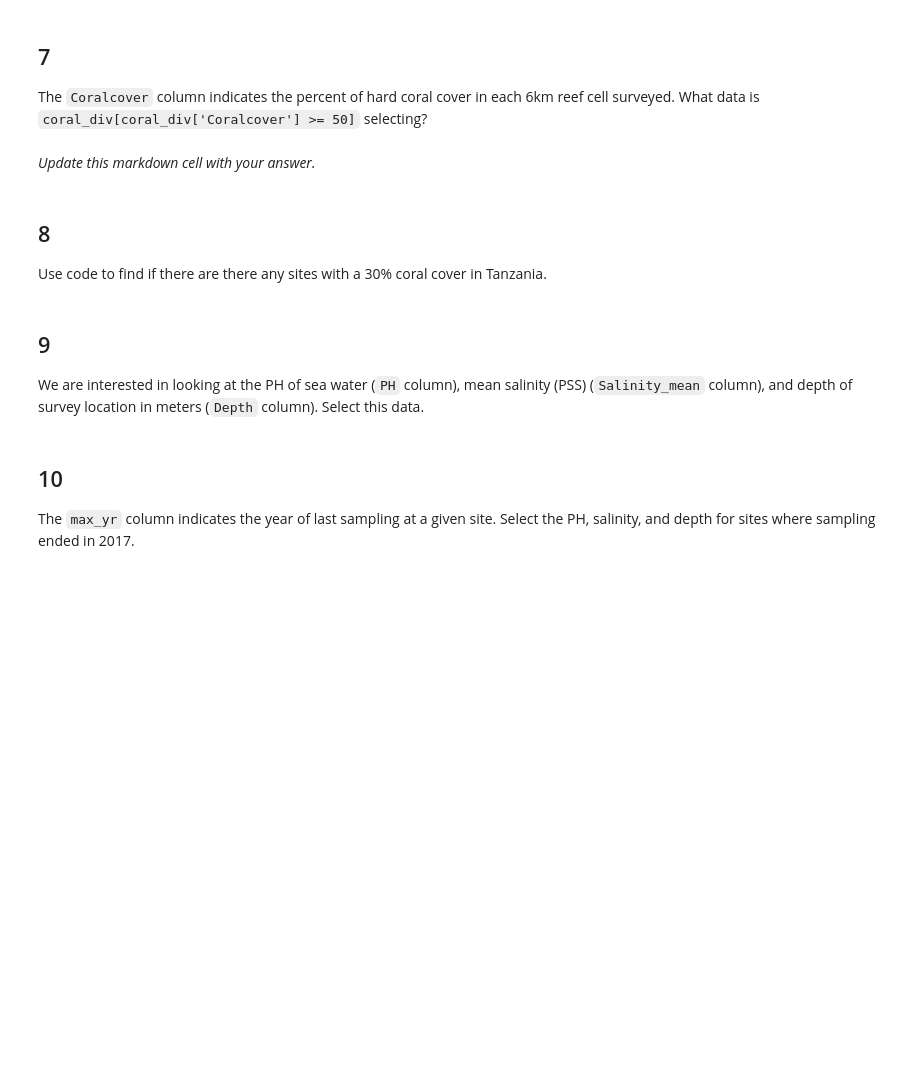
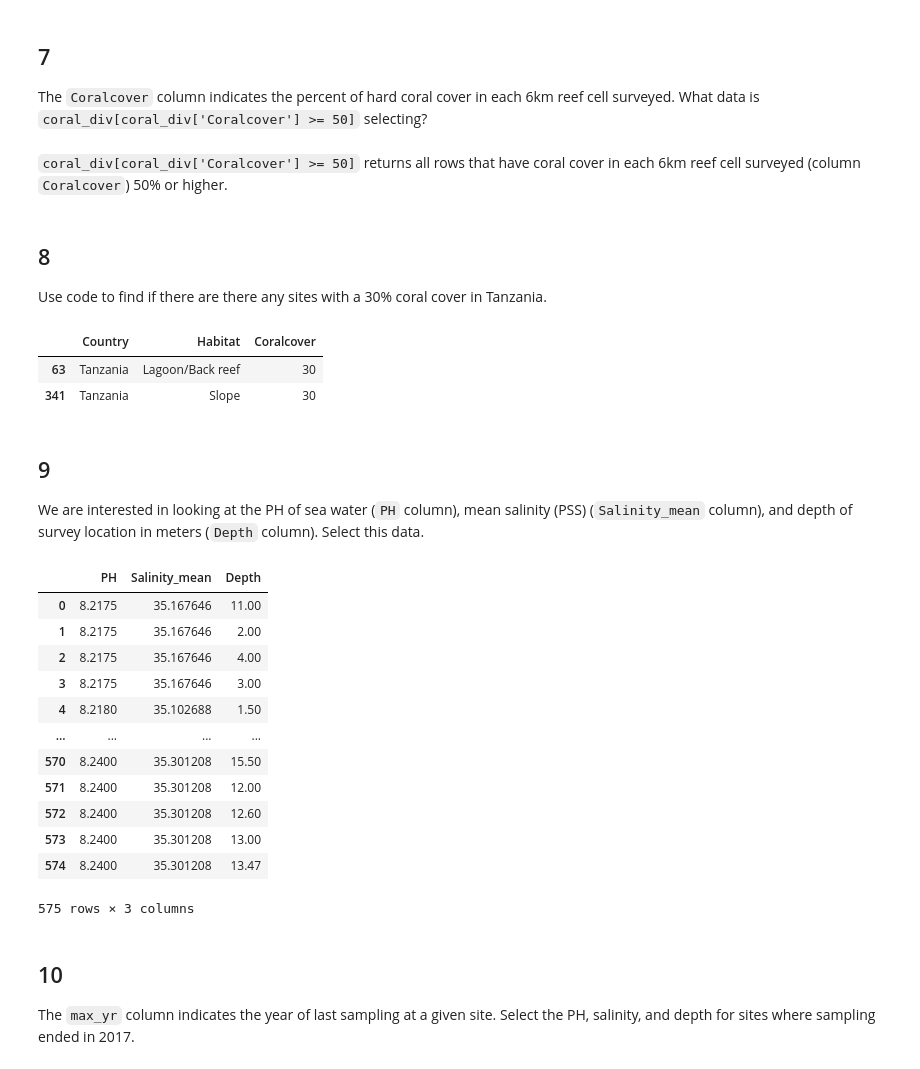
Before and after one commit to oksanaprotsukha/eds220-hwk-1, a Jupyter notebook: hwk1-task3.ipynb, the cells around one changed output. Drawn from its saved outputs; the diff is of its cells as text; code cells hidden in the pictures; blank space fills up the shorter version.

```diff
--- a/hwk1-task3.ipynb
+++ b/hwk1-task3.ipynb
@@ -180,8 +180,8 @@ len(coral_div['Observer'].unique())
 ## 7
 
 The `Coralcover` column indicates the percent of hard coral cover in each 6km reef cell surveyed. What data is `coral_div[coral_div['Coralcover'] >= 50]` selecting?
-# %% [markdown]
-*Update this markdown cell with your answer.*
+# %% [markdown]
+`coral_div[coral_div['Coralcover'] >= 50]` returns all rows that have coral cover in each 6km reef cell surveyed (column `Coralcover`) 50% or higher.
 # %% [markdown]
 ## 8
 
@@ -191,3 +189,14 @@ Use code to find if there are there any sites with a 30% coral cover in Tanzania
+# %%
+# select the sites with a 30% coral cover in Tanzania
+coral_div_tanzania = coral_div[(coral_div['Country'] == 'Tanzania')
+                               & (coral_div.Coralcover == 30)]
+
+# get the list of unique sites in Tanzania that have coral cover 30%
+coral_div_tanzania[['Country', 'Habitat', 'Coralcover']].drop_duplicates()
+# %% [output]
+|  | Country | Habitat | Coralcover |
+| 63 | Tanzania | Lagoon/Back reef | 30 |
+| 341 | Tanzania | Slope | 30 |
 # %% [markdown]
 ## 9
 
@@ -197,3 +204,21 @@ We are interested in looking at the PH of sea water (`PH` column),  mean salinit
+# %%
+# select all values for PH of sea water,
+# mean salinity, and depth of survey location (m)
+coral_div[['PH', 'Salinity_mean', 'Depth']]
+# %% [output]
+|  | PH | Salinity_mean | Depth |
+| 0 | 8.2175 | 35.167646 | 11.00 |
+| 1 | 8.2175 | 35.167646 | 2.00 |
+| 2 | 8.2175 | 35.167646 | 4.00 |
+| 3 | 8.2175 | 35.167646 | 3.00 |
+| 4 | 8.2180 | 35.102688 | 1.50 |
+| ... | ... | ... | ... |
+| 570 | 8.2400 | 35.301208 | 15.50 |
+| 571 | 8.2400 | 35.301208 | 12.00 |
+| 572 | 8.2400 | 35.301208 | 12.60 |
+| 573 | 8.2400 | 35.301208 | 13.00 |
+| 574 | 8.2400 | 35.301208 | 13.47 |
+575 rows × 3 columns
 # %% [markdown]
 ## 10
 The `max_yr` column indicates the year of last sampling at a given site. Select the PH, salinity, and depth for sites where sampling ended in 2017.
```
Also changed, not shown: parts of 4 cells of this notebook.
